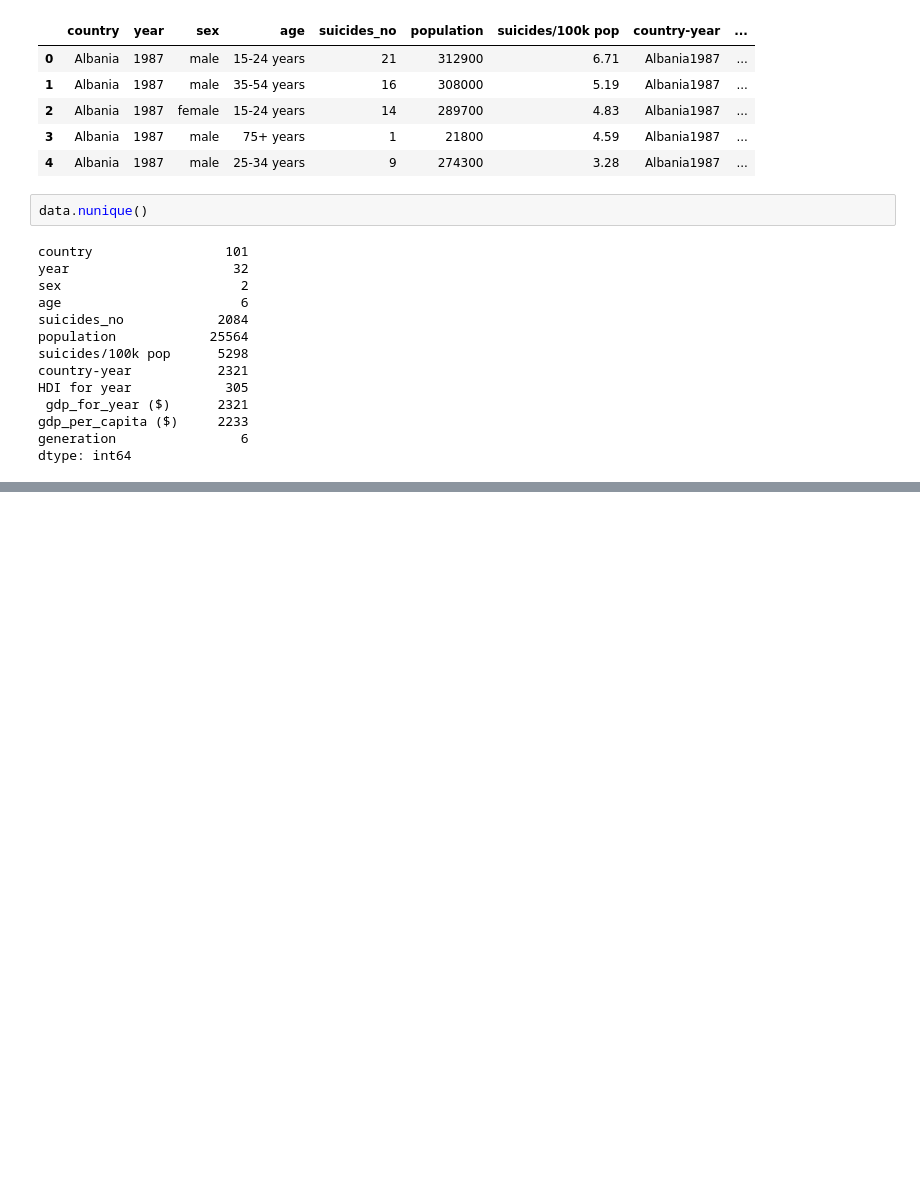
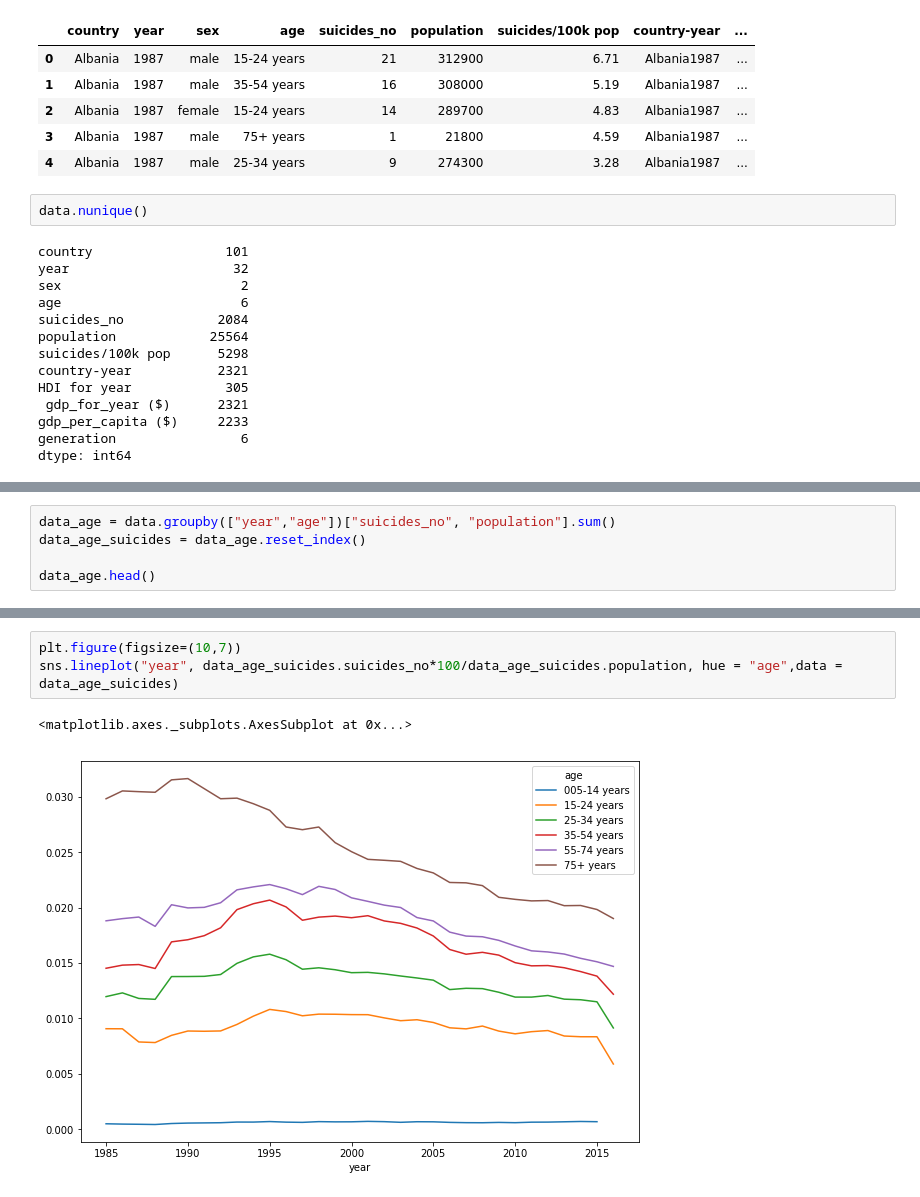
Before and after one commit to nakisa84/Springboard, a Jupyter notebook: Data Story Telling/suicide-exploration.ipynb, the cells around one changed output, grey strips where cells are left out. Cells and saved outputs as stored; diff of their text form; blank space fills up the shorter version.

```diff
--- a/Data Story Telling/suicide-exploration.ipynb
+++ b/Data Story Telling/suicide-exploration.ipynb
@@ -146,0 +165,5 @@ Name: suicides_no, dtype: float64
+# %%
+data_age = data.groupby(["year","age"])["suicides_no", "population"].sum()
+data_age_suicides = data_age.reset_index()
+
+data_age.head()
@@ -146,0 +178,6 @@ Name: suicides_no, dtype: float64
+# %%
+plt.figure(figsize=(10,7))
+sns.lineplot("year", data_age_suicides.suicides_no*100/data_age_suicides.population, hue = "age",data = data_age_suicides)
+# %% [output]
+<matplotlib.axes._subplots.AxesSubplot at 0x...>
+[figure, added]
```
Also changed, not shown: parts of 42 cells of this notebook.
